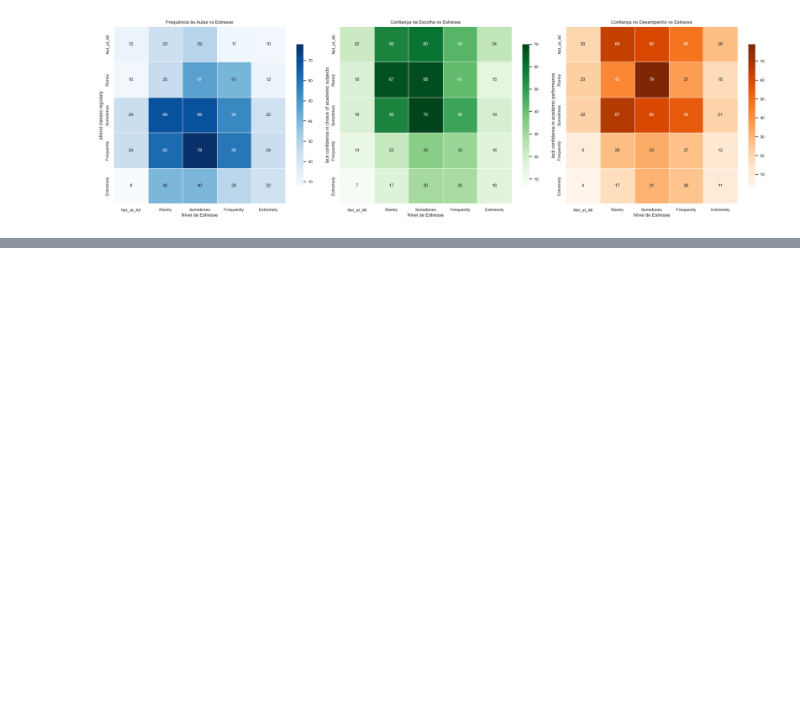
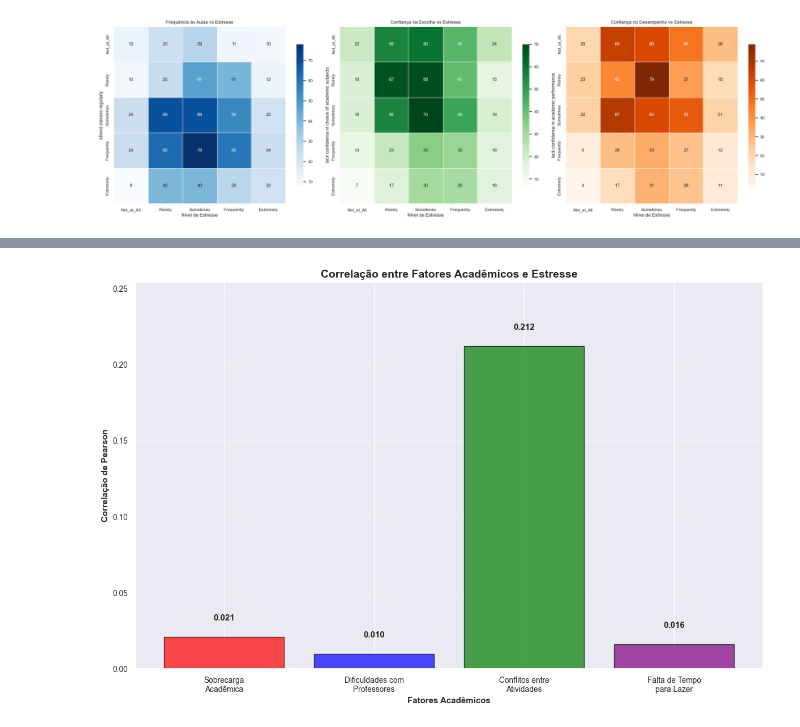
Before and after one commit to viabdon/EDA-Student-Stress-Dataset, a Jupyter notebook: src/notebooks/eda_pablo.ipynb, the cells around one changed output, grey strips where cells are left out. Saved outputs shown, nothing was run; the diff lists cells and outputs as text; code cells hidden in the pictures; blank space fills up the shorter version.

Commit message:
⚙Feature: Abordagem extra para a análise 1

```diff
--- a/src/notebooks/eda_pablo.ipynb
+++ b/src/notebooks/eda_pablo.ipynb
@@ -381,0 +385,12 @@ Tendo em mente que os estudantes desta pesquisa relataram, em sua maioria (91%,
+# %%
+## Seleção de colunas para a análise
+
+df_academic_impact = df_questions[
+    [
+        "Do you feel overwhelmed with your academic workload?",
+        "Are you facing any difficulties with your professors or instructors?",
+        "Academic and extracurricular activities conflicting for you?",
+        "Do you struggle to find time for relaxation and leisure activities?",
+        "Have you recently experienced stress in your life?",
+    ]
+].copy()
@@ -381,0 +577,81 @@ Tendo em mente que os estudantes desta pesquisa relataram, em sua maioria (91%,
+# %%
+# Para comprovar a influência de conflitos de atividades decidi calcular algumas correlações de pearson entre as colunas.
+
+correlations = {}
+academic_factors = [
+    "Do you feel overwhelmed with your academic workload?",
+    "Are you facing any difficulties with your professors or instructors?",
+    "Academic and extracurricular activities conflicting for you?",
+    "Do you struggle to find time for relaxation and leisure activities?",
+]
+
+for factor in academic_factors:
+    corr = df_academic_impact[factor].corr(
+        df_academic_impact["Have you recently experienced stress in your life?"]
+    )
+    correlations[factor] = corr
+
+# Plotando
+fig, ax = plt.subplots(1, 1, figsize=(12, 8))
+
+# Preparar dados para o gráfico de correlações
+factor_names = [
+    "Sobrecarga\nAcadêmica",
+    "Dificuldades com\nProfessores",
+    "Conflitos entre\nAtividades",
+    "Falta de Tempo\npara Lazer",
+]
+corr_values = list(correlations.values())
+
+bars = ax.bar(
+    factor_names,
+    corr_values,
+    color=["red", "blue", "green", "purple"],
+    alpha=0.7,
+    edgecolor="black",
+    linewidth=1,
+)
+
+for bar, value in zip(bars, corr_values):
+    height = bar.get_height()
+    ax.text(
+        bar.get_x() + bar.get_width() / 2.0,
+        height + 0.01,
+        f"{value:.3f}",
+        ha="center",
+        va="bottom",
+        fontweight="bold",
+    )
+
+ax.set_title(
+    "Correlação entre Fatores Acadêmicos e Estresse", fontsize=14, fontweight="bold"
+)
+ax.set_ylabel("Correlação de Pearson", fontweight="bold")
+ax.set_xlabel("Fatores Acadêmicos", fontweight="bold")
+ax.grid(axis="y", alpha=0.3)
+ax.set_ylim(0, max(corr_values) * 1.2)
+
+plt.tight_layout()
+plt.show()
+
+# Por fim, uma análise de algumas proporções
+print("\n=== ANÁLISE DE PROPORÇÕES ===")
+print(
+    "% de estudantes com ALTO estresse (4-5) que também têm ALTO nível em cada fator acadêmico:\n"
+)
+
+high_stress_students = df_academic_impact[
+    df_academic_impact["Have you recently experienced stress in your life?"] >= 4
+]
+total_high_stress = len(high_stress_students)
+
+for factor in academic_factors:
+    high_factor_stress = len(
+        high_stress_students[high_stress_students[factor] >= 4]
+    )
+    percentage = (high_factor_stress / total_high_stress) * 100
+    print(f"{factor}")
+    print(f"  → {percentage:.1f}% dos estudantes com alto estresse")
+    print()
+# %% [output]
+[figure, added]
```
Also changed, not shown: parts of 9 cells of this notebook.
